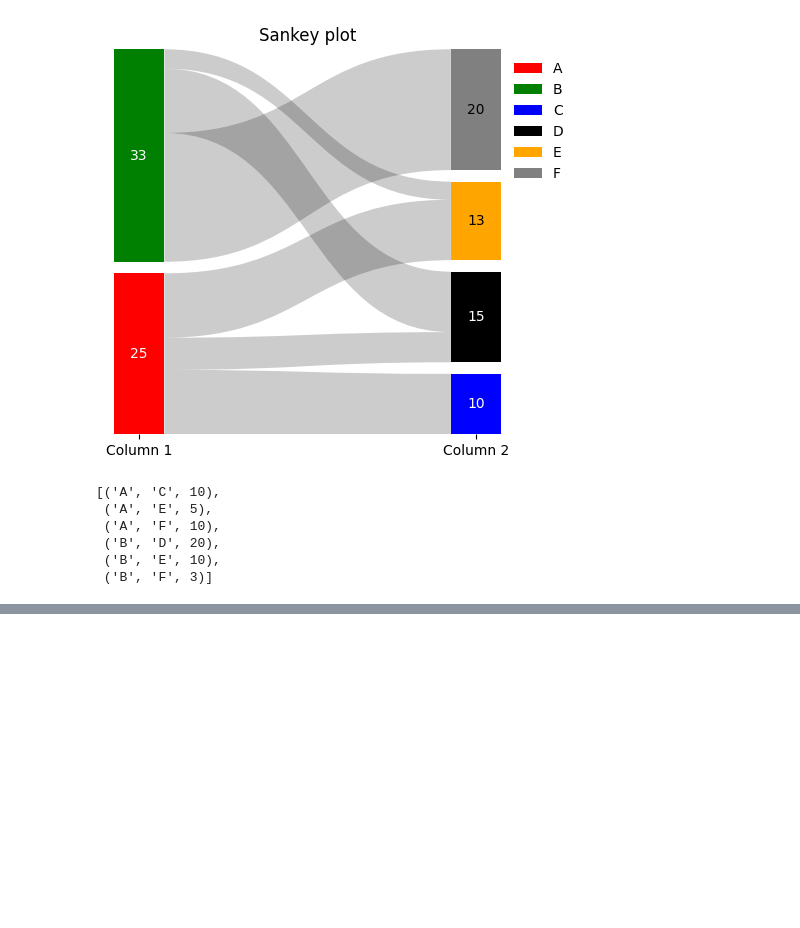
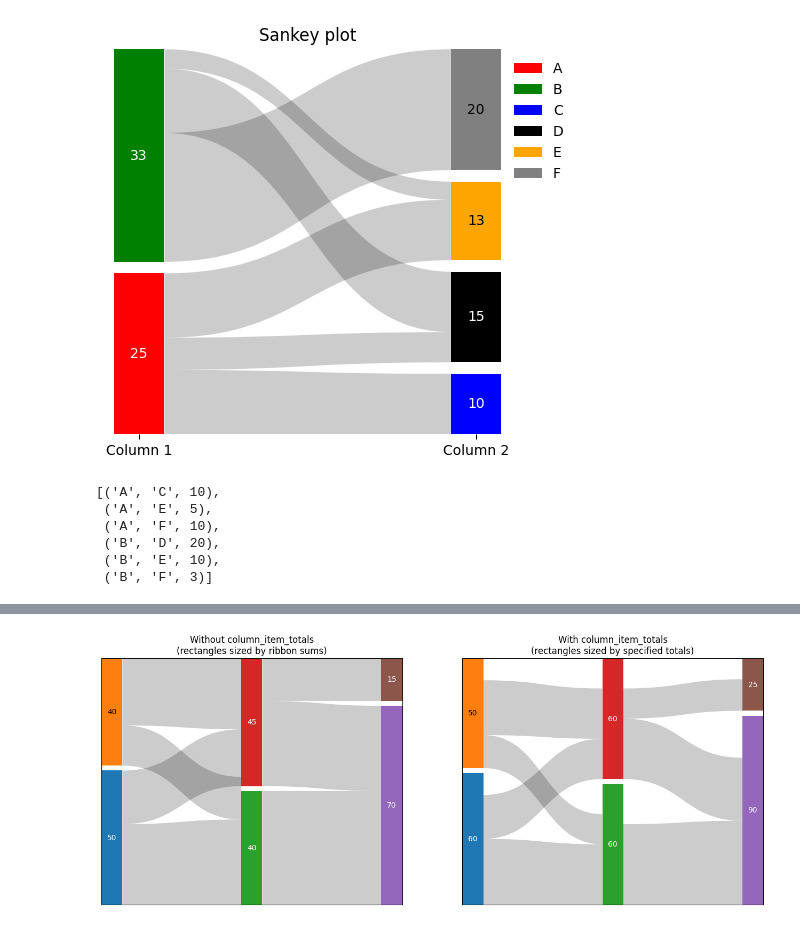
Before and after one commit to harryhaller001/matplotlib-sankey, a Jupyter notebook: docs/source/vignette.ipynb, the cells around one changed output, grey strips where cells are left out. Cells and saved outputs as stored; diff of their text form; code cells hidden in the pictures; blank space fills up the shorter version.

Commit message:
adding support for incomplete height ribbons

```diff
--- a/docs/source/vignette.ipynb
+++ b/docs/source/vignette.ipynb
@@ -159,0 +166,40 @@ from_matrix(
+# %%
+data = [
+    [(0, 1, 30), (0, 2, 20), (3, 1, 15), (3, 2, 25)],
+    [(1, 4, 40), (2, 4, 30), (2, 5, 15)],
+]
+
+column_item_totals = [
+    {0: 60, 3: 50},
+    {1: 60, 2: 60},
+    {4: 90, 5: 25},
+]
+
+fig, (ax1, ax2) = plt.subplots(1, 2, figsize=(16, 6))
+
+sankey(
+    data=data,
+    ax=ax1,
+    spacing=0.02,
+    annotate_columns="weight",
+    color="tab10",
+    show=False,
+    frameon=True,
+)
+ax1.set_title("Without column_item_totals\n(rectangles sized by ribbon sums)")
+
+# Plot with totals
+sankey(
+    data=data,
+    ax=ax2,
+    spacing=0.02,
+    annotate_columns="weight",
+    color="tab10",
+    column_item_totals=column_item_totals,
+    show=False,
+    frameon=True,
+)
+ax2.set_title("With column_item_totals\n(rectangles sized by specified totals)")
+fig
+# %% [output]
+[figure, added]
```
Also changed, not shown: parts of 1 cell of this notebook, 6 other files.
